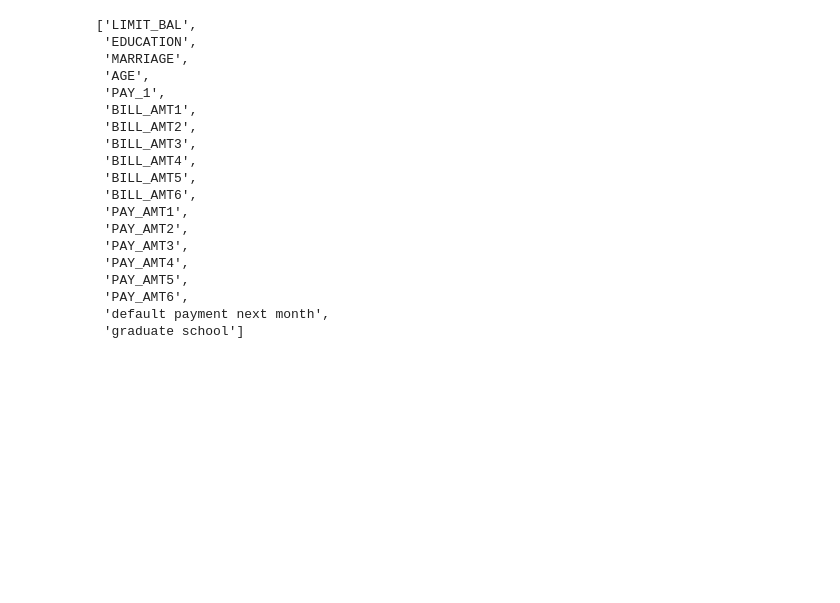
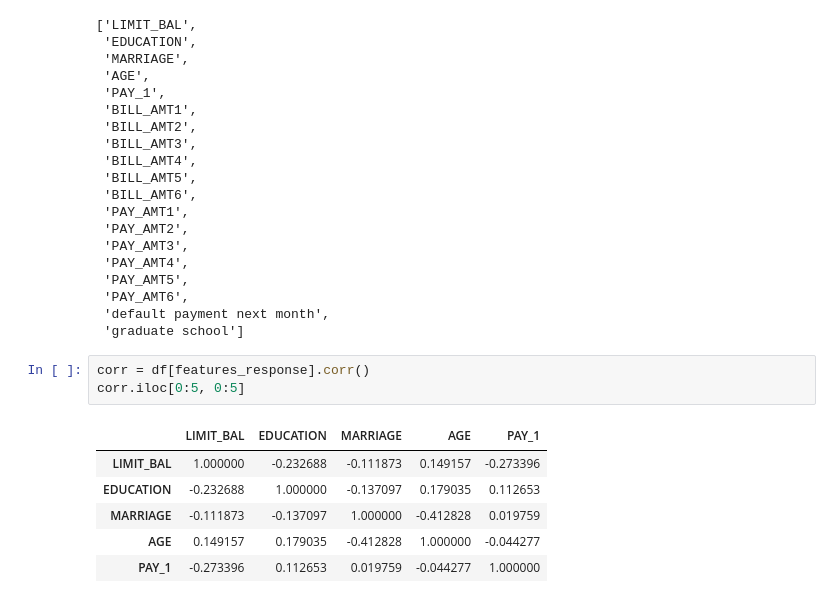
Before and after one commit to askot19/Analise_de_dados, a Jupyter notebook: Projetos de Ciência de Dados com Python/Capítulo 3/ex301.ipynb, the cells around one changed output. Drawn from its saved outputs; the diff is of its cells as text; blank space fills up the shorter version.

```diff
--- a/Projetos de Ciência de Dados com Python/Capítulo 3/ex301.ipynb
+++ b/Projetos de Ciência de Dados com Python/Capítulo 3/ex301.ipynb
@@ -78,3 +78,13 @@ features_response
  'PAY_AMT6',
  'default payment next month',
  'graduate school']
+# %%
+corr = df[features_response].corr()
+corr.iloc[0:5, 0:5]
+# %% [output]
+|  | LIMIT_BAL | EDUCATION | MARRIAGE | AGE | PAY_1 |
+| LIMIT_BAL | 1.000000 | -0.232688 | -0.111873 | 0.149157 | -0.273396 |
+| EDUCATION | -0.232688 | 1.000000 | -0.137097 | 0.179035 | 0.112653 |
+| MARRIAGE | -0.111873 | -0.137097 | 1.000000 | -0.412828 | 0.019759 |
+| AGE | 0.149157 | 0.179035 | -0.412828 | 1.000000 | -0.044277 |
+| PAY_1 | -0.273396 | 0.112653 | 0.019759 | -0.044277 | 1.000000 |
```
Also changed, not shown: parts of 1 cell of this notebook.
